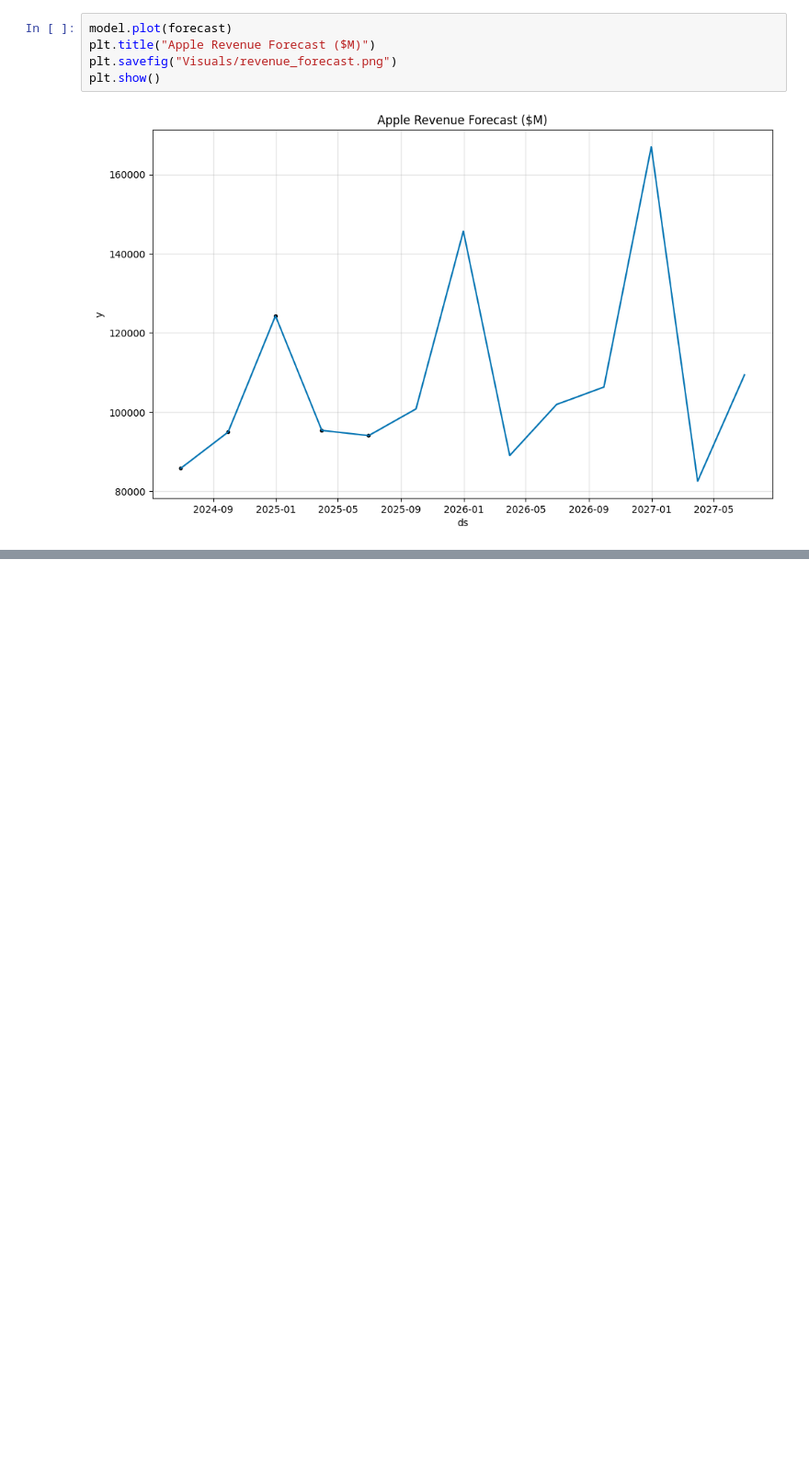
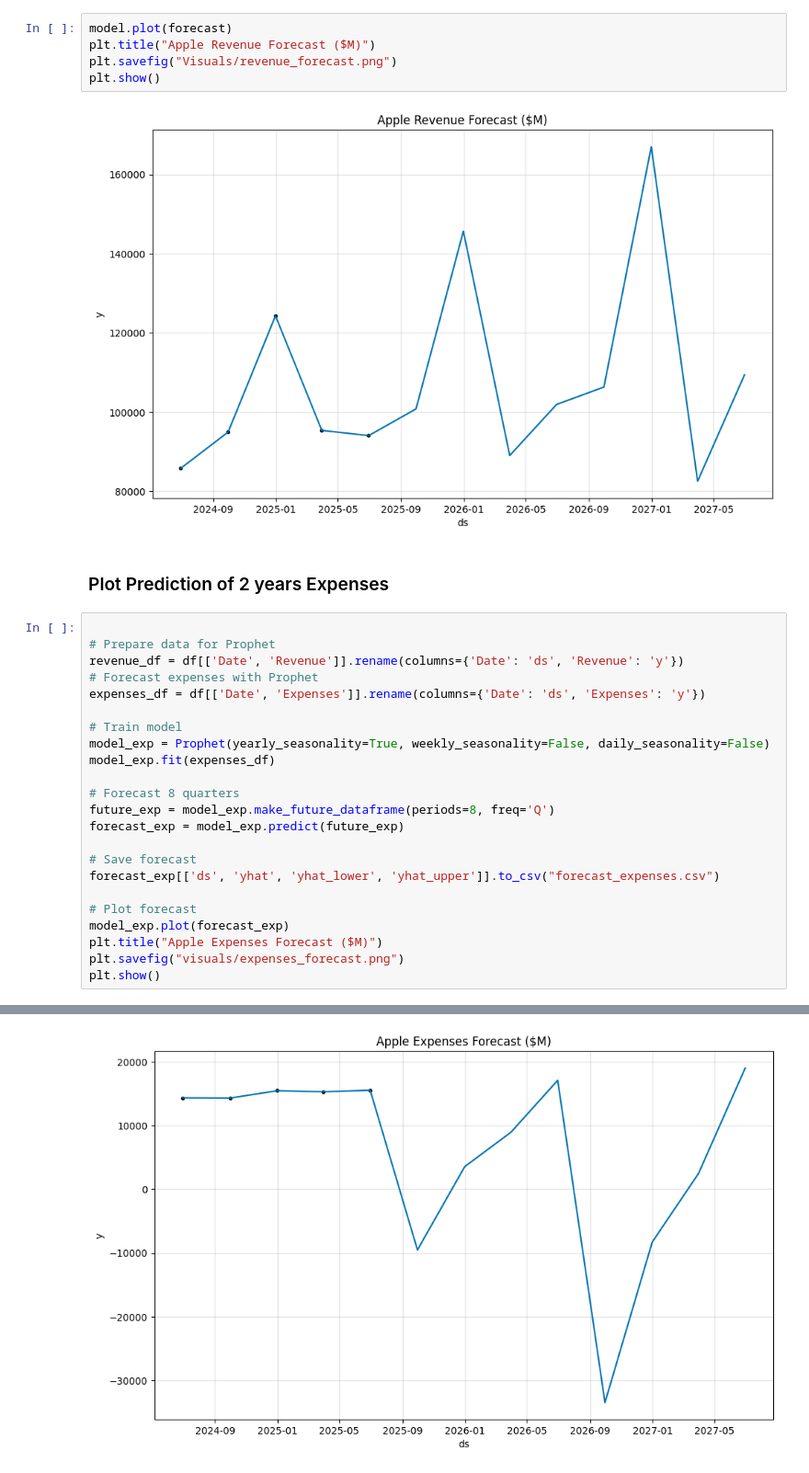
Before and after one commit to TA-ashrafi/Financial-Forecasting-for-Revenue-and-Expenses, a Jupyter notebook: main.ipynb, the cells around one changed output, grey strips where cells are left out. Shown at 92% size. Drawn from its saved outputs; the diff is of its cells as text; blank space fills up the shorter version.

Commit message:
Plotting Actiual and Forecasting data

```diff
--- a/main.ipynb
+++ b/main.ipynb
@@ -137,3 +137,29 @@ plt.savefig("Visuals/revenue_forecast.png")
 plt.show()
 # %% [output]
 [figure]
+# %% [markdown]
+### Plot Prediction of 2 years Expenses
+# %%
+
+# Prepare data for Prophet
+revenue_df = df[['Date', 'Revenue']].rename(columns={'Date': 'ds', 'Revenue': 'y'})
+# Forecast expenses with Prophet
+expenses_df = df[['Date', 'Expenses']].rename(columns={'Date': 'ds', 'Expenses': 'y'})
+
+# Train model
+model_exp = Prophet(yearly_seasonality=True, weekly_seasonality=False, daily_seasonality=False)
+model_exp.fit(expenses_df)
+
+# Forecast 8 quarters
+future_exp = model_exp.make_future_dataframe(periods=8, freq='Q')
+forecast_exp = model_exp.predict(future_exp)
+
+# Save forecast
+forecast_exp[['ds', 'yhat', 'yhat_lower', 'yhat_upper']].to_csv("forecast_expenses.csv")
+
+# Plot forecast
+model_exp.plot(forecast_exp)
+plt.title("Apple Expenses Forecast ($M)")
+plt.savefig("visuals/expenses_forecast.png")
+plt.show()
+# %% [output]
@@ -139,0 +168 @@ plt.show()
+[figure, added]
```
Also changed, not shown: parts of 8 cells of this notebook, 7 other files.
